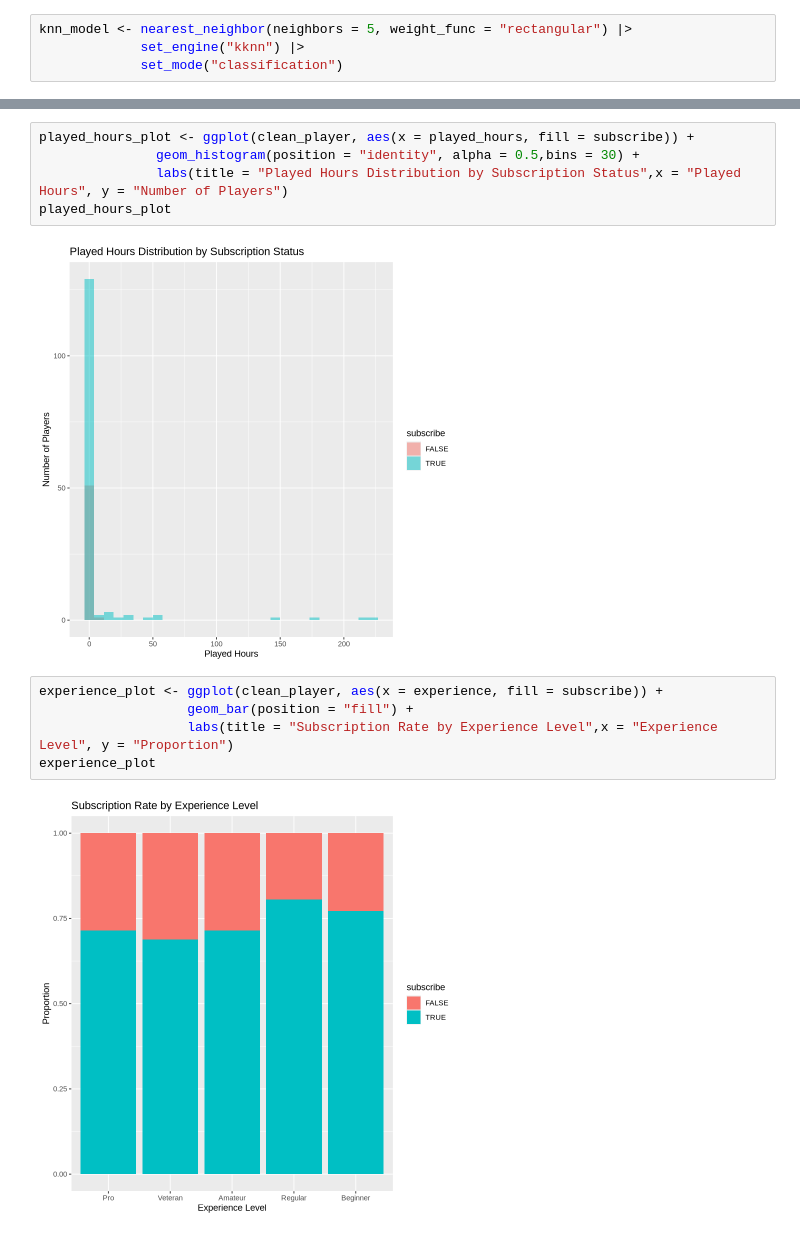
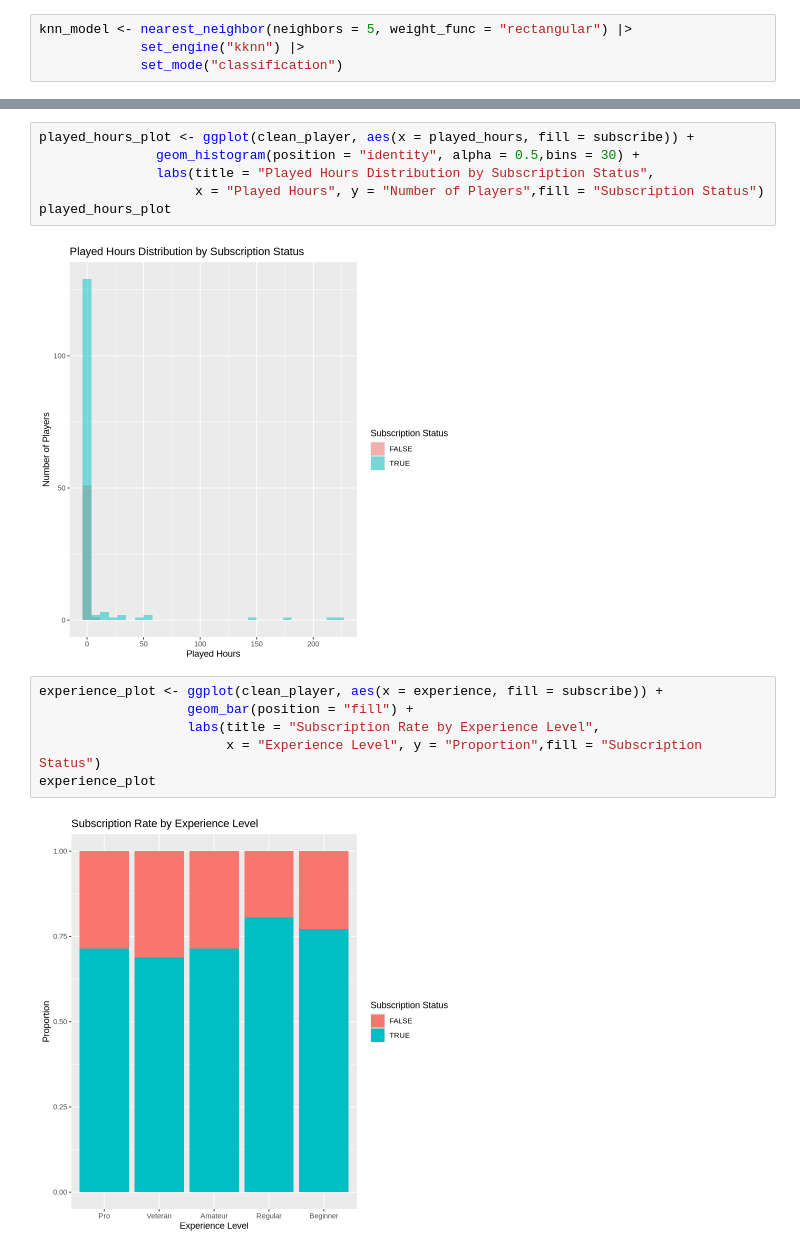
Before and after one commit to jecciii/DSCI100-Project, a Jupyter notebook: Project Report Draft.ipynb, the cells around one changed output, grey strips where cells are left out. Cells and saved outputs as stored; diff of their text form.

Commit message:
Finish coding, visualization, and disccussion part

```diff
--- a/Project Report Draft.ipynb
+++ b/Project Report Draft.ipynb
@@ -132,14 +132,16 @@ Prediction FALSE TRUE
 # %%
 played_hours_plot <- ggplot(clean_player, aes(x = played_hours, fill = subscribe)) +
                geom_histogram(position = "identity", alpha = 0.5,bins = 30) +
-               labs(title = "Played Hours Distribution by Subscription Status",x = "Played Hours", y = "Number of Players")
+               labs(title = "Played Hours Distribution by Subscription Status",
+                    x = "Played Hours", y = "Number of Players",fill = "Subscription Status")
 played_hours_plot
 # %% [output]
-[figure, old version]
+[figure, new version]
 # %%
 experience_plot <- ggplot(clean_player, aes(x = experience, fill = subscribe)) +
                    geom_bar(position = "fill") +
-                   labs(title = "Subscription Rate by Experience Level",x = "Experience Level", y = "Proportion")
+                   labs(title = "Subscription Rate by Experience Level",
+                        x = "Experience Level", y = "Proportion",fill = "Subscription Status")
 experience_plot
 # %% [output]
-[figure, old version]
+[figure, new version]
```
Also changed, not shown: parts of 8 cells of this notebook.
